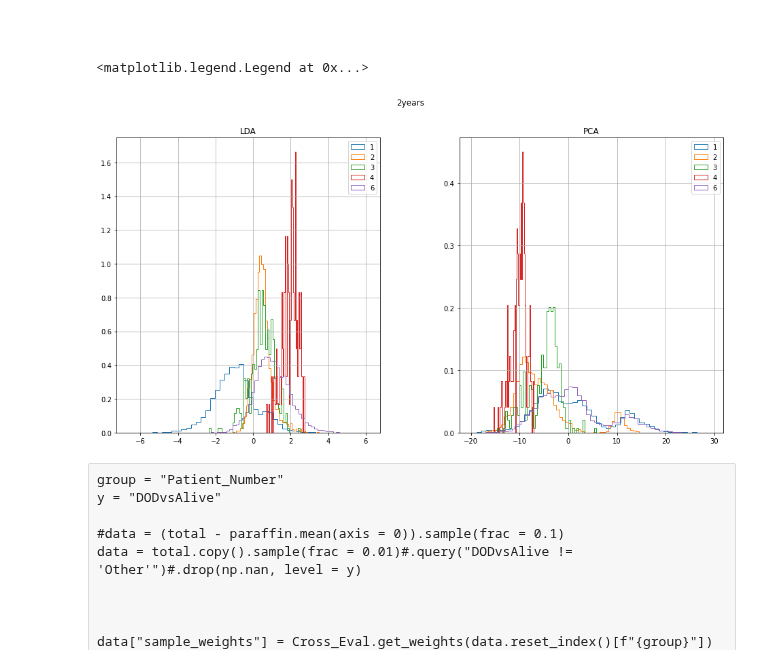
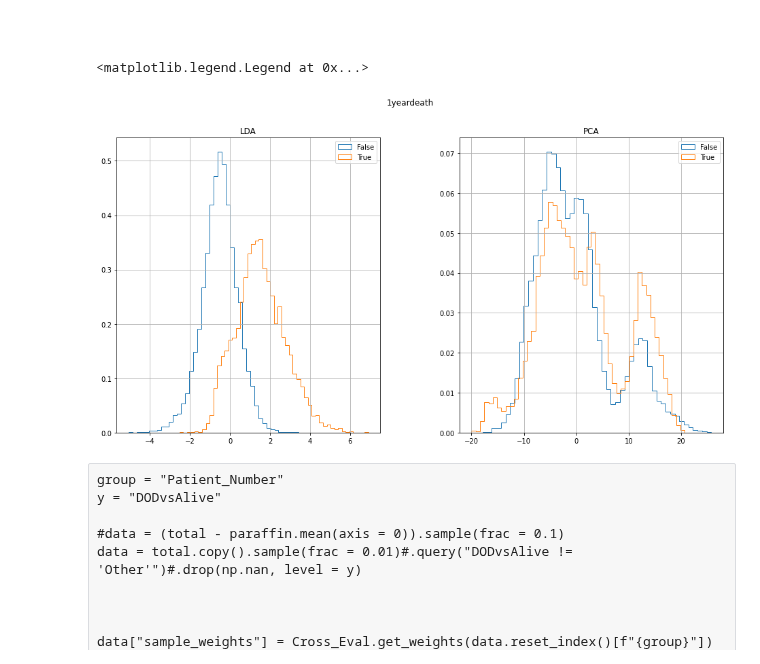
Before and after one commit to c-whitley/PHD, a Jupyter notebook: Prognosis.ipynb, the cells around one changed output. Saved outputs shown, nothing was run; the diff lists cells and outputs as text; code cells hidden in the pictures.

```diff
--- a/Prognosis.ipynb
+++ b/Prognosis.ipynb
@@ -55,10 +52,17 @@ from mlxtend.evaluate import scoring
 # Preparing Metadata/Labels
 # %%
 all_files = pd.DataFrame(glob.glob("/mnt/d/Conor/Extracted_Spectra/*.pickle"), columns = ["hdf_loc"])
+all_files = pd.DataFrame(glob.glob("/mnt/c/Users/conor/Google Drive/PhD/Project with Janet/Extracted_Spectra/*.pickle"),columns = ["hdf_loc"])
+
 all_files["TMA"] = all_files.apply(lambda row: float(row["hdf_loc"].split("/")[-1][4:5]), axis = 1)
 all_files["Core"] = all_files.apply(lambda row: row["hdf_loc"].split("/")[-1][8:-7], axis = 1)
 # %%
-metadata = pd.read_excel("/mnt/b/Google_Drive/PhD/Project with Janet/Scoring grids Advancing Front (TMAs 1-3).xlsx"
+try:
+    metadata = pd.read_excel("/mnt/b/Google_Drive/PhD/Project with Janet/Scoring grids Advancing Front (TMAs 1-3).xlsx"
+              , sheet_name = "reformatted")
+
+except:
+    metadata = pd.read_excel("/mnt/c/Users/conor/Google Drive/PhD/Project with Janet/Scoring grids Advancing Front (TMAs 1-3).xlsx"
               , sheet_name = "reformatted")
 
 metadata = metadata.merge(all_files, left_on = ["TMA", "TMA site"], right_on = ["TMA", "Core"])
@@ -66,7 +70,8 @@ print(metadata.shape)
 # %% [output]
 (79, 18)
 # %%
-new_metadata = pd.read_excel("/mnt/b/Google_Drive/PhD/Project with Janet/new_metadata.xlsx")
+try: new_metadata = pd.read_excel("/mnt/b/Google_Drive/PhD/Project with Janet/new_metadata.xlsx")
+except: new_metadata = pd.read_excel("/mnt/c/Users/conor/Google Drive/PhD/Project with Janet/new_metadata.xlsx")
 # %%
 new_metadata["DODvsAlive"] = new_metadata["OUTCOME"].map(
                             {"DOD" : "DOD",
@@ -300,39 +269,39 @@ pipe = Pipeline([
     ("Preprocessing", preprocessing),
 ])
 # %%
-y = "2years"
+y = "1yeardeath"
 
 fig, (ax1, ax2) = plt.subplots(ncols = 2, figsize = (16,8))
 fig.suptitle(y)
 
 data = total.copy().sample(frac = 0.1)#.drop(np.nan, level = "DODvsAlive")
 
 total_lda = pd.DataFrame(
     LinearDiscriminantAnalysis(n_components = 1).fit_transform(pcapipe.fit_transform(data), data.reset_index()[f"{y}"].values)
     , index = data.index)
 
 
 for name, df in total_lda.groupby(level = f"{y}"):
 
     df.hist(0, bins = 50, ax = ax1, histtype = 'step', label = name, density = True)
 
 ax1.set_title("LDA")
 ax1.legend()
 
 total_pca = pd.DataFrame(
     PCA(n_components = 1).fit_transform(pcapipe.fit_transform(data), data.reset_index()[f"{y}"])
     , index = data.index)
 
 
 for name, df in total_pca.groupby(level = f"{y}"):
 
     df.hist(0, bins = 50, ax = ax2, histtype = 'step', label = name, density = True)
 
 ax2.set_title("PCA")
 plt.legend()
 # %% [output]
 <matplotlib.legend.Legend at 0x...>
-[figure, old version]
+[figure, new version]
 # %% [raw]
 group = "Patient_Number"
 y = "DODvsAlive"
```
Also changed, not shown: parts of 12 cells of this notebook, 3 other files.
